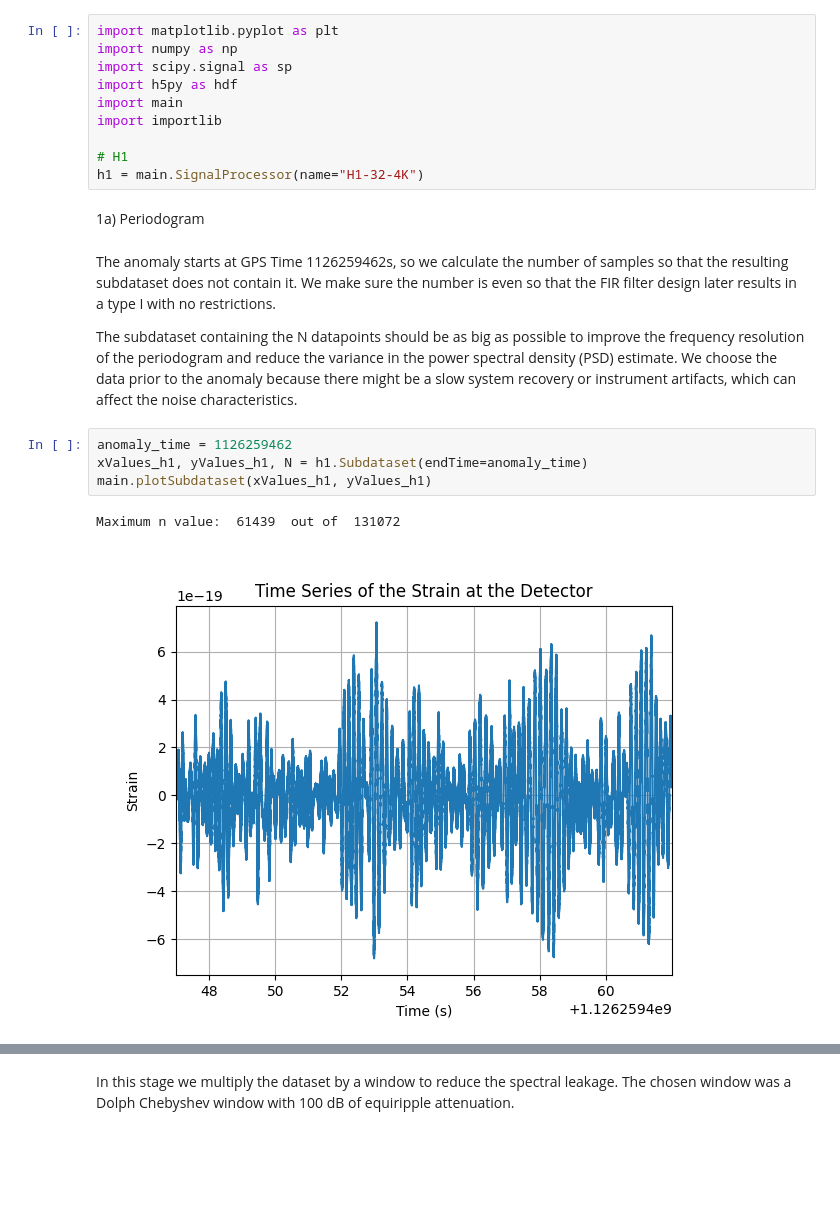
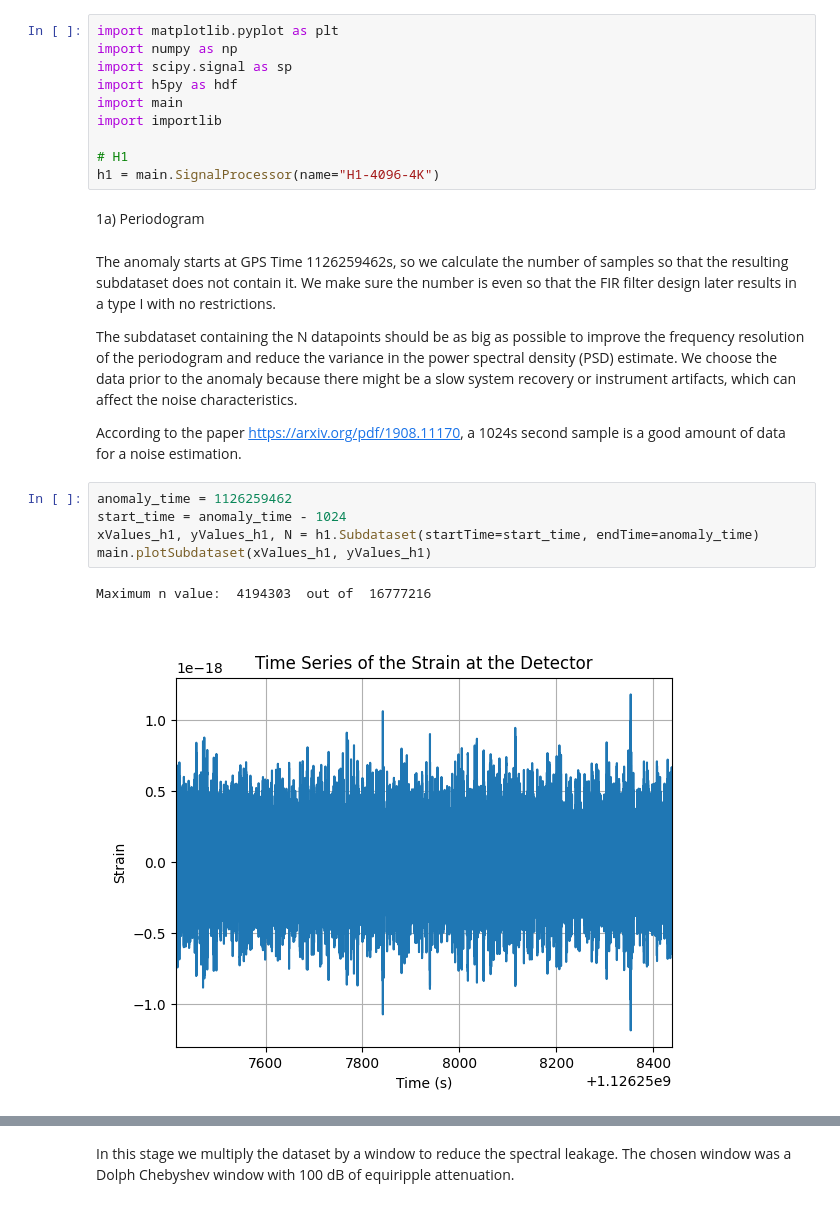
Before and after one commit to CocoMZ/PASA-P1, a Jupyter notebook: main.ipynb, the cells around one changed output, grey strips where cells are left out. Saved outputs shown, nothing was run; the diff lists cells and outputs as text; blank space fills up the shorter version.

```diff
--- a/main.ipynb
+++ b/main.ipynb
@@ -41,7 +61,7 @@ import main
 import importlib
 
 # H1
-h1 = main.SignalProcessor(name="H1-32-4K")
+h1 = main.SignalProcessor(name="H1-4096-4K")
 # %% [markdown]
 1a) Periodogram
 # %% [markdown]
@@ -49,10 +69,13 @@ The anomaly starts at GPS Time 1126259462s, so we calculate the number of sample
 
 The subdataset containing the N datapoints should be as big as possible to improve the frequency resolution of the periodogram and reduce the variance in the power spectral density (PSD) estimate.
 We choose the data prior to the anomaly because there might be a slow system recovery or instrument artifacts, which can affect the noise characteristics.
+
+According to the paper https://arxiv.org/pdf/1908.11170, a 1024s second sample is a good amount of data for a noise estimation.
 # %%
 anomaly_time = 1126259462
-xValues_h1, yValues_h1, N = h1.Subdataset(endTime=anomaly_time)
+start_time = anomaly_time - 1024
+xValues_h1, yValues_h1, N = h1.Subdataset(startTime=start_time, endTime=anomaly_time)
 main.plotSubdataset(xValues_h1, yValues_h1)
 # %% [output]
-Maximum n value:  61439  out of  131072
+Maximum n value:  4194303  out of  16777216
-[figure, old version]
+[figure, new version]
```
Also changed, not shown: parts of 18 cells of this notebook, 1 other file.
